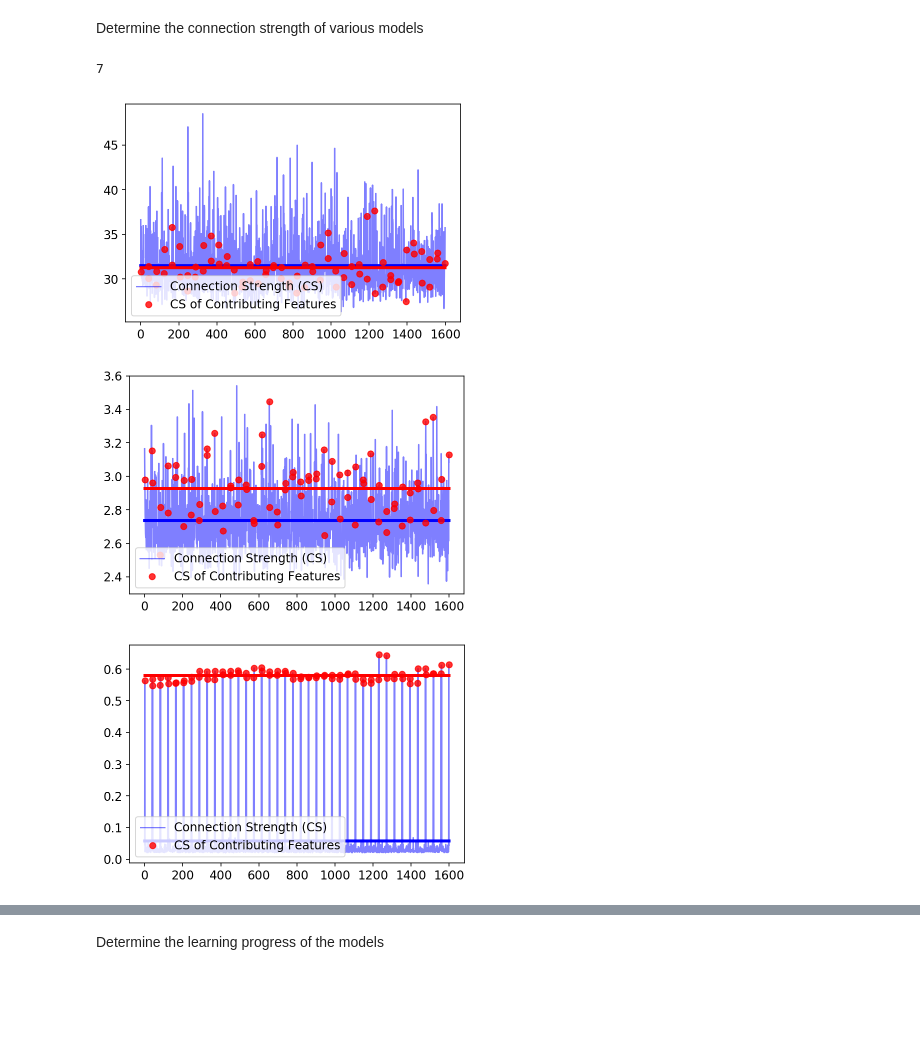
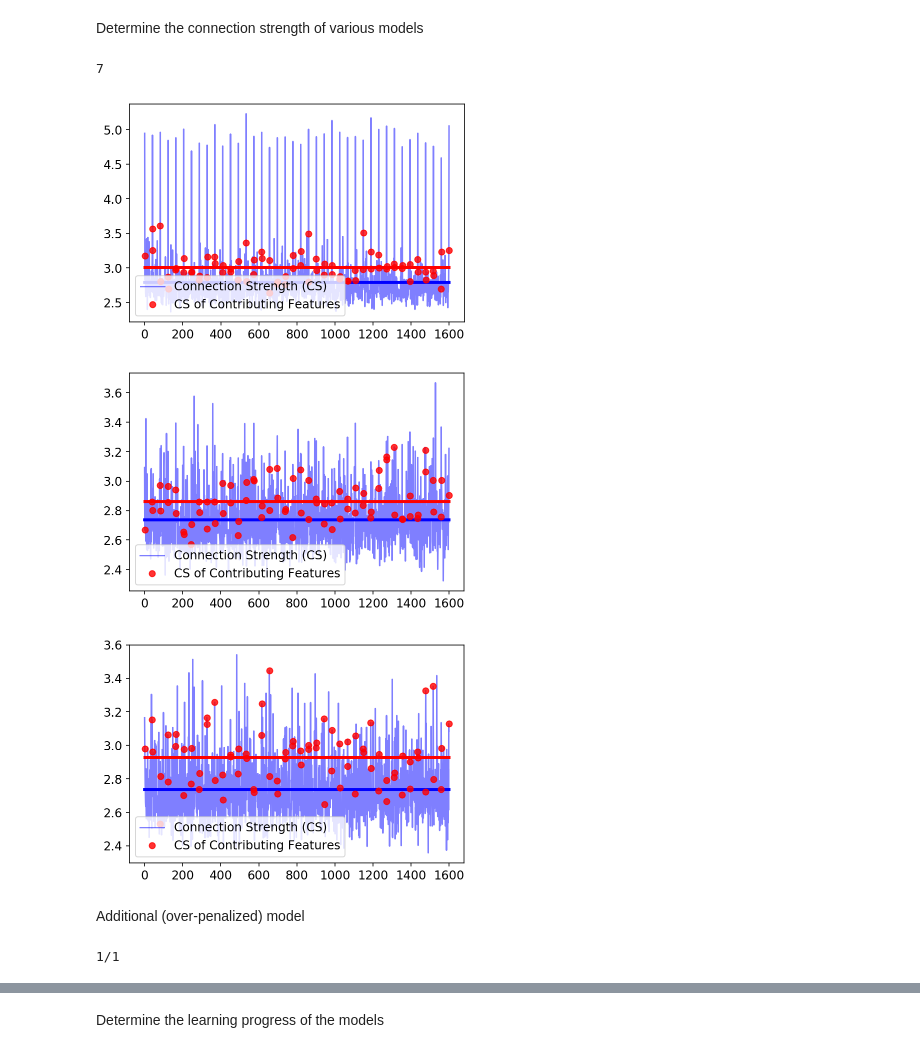
Before and after one commit to Anduron/FYS-STK4155-Project2, a Jupyter notebook: notebooks/nn_ising.ipynb, the cells around one changed output, grey strips where cells are left out. Drawn from its saved outputs; the diff is of its cells as text; code cells hidden in the pictures; blank space fills up the shorter version.

```diff
--- a/notebooks/nn_ising.ipynb
+++ b/notebooks/nn_ising.ipynb
@@ -197,13 +195,22 @@ def plot_connection_strength(model):
 # %%
 print(np.argmax(R2_test))
 best_model = models[np.argmax(R2_test)]
 worst_model = models[np.argmin(R2_test)]
 
-plot_connection_strength(models[6])
+plot_connection_strength(models[1])
+plot_connection_strength(models[4])
 plot_connection_strength(models[7])
-plot_connection_strength(models[8])
 # %% [output]
 7
-[figure, old version]
+[figure, new version]
-[figure, old version]
+[figure, new version]
-[figure, old version]
+[figure, new version]
+# %% [markdown]
+Additional (over-penalized) model
+# %%
+learning_rate2 = [9e-5]
+penalty2 =       [3e-3]
+
+over_penalized = grid_search_nn(learning_rate2, penalty2, layers, activ_func, cost, 100, 50, X_train, y_train, X_val, y_val, R2)[0]
+# %% [output]
+1/1
```
Also changed, not shown: parts of 6 cells of this notebook, 2 other files.
